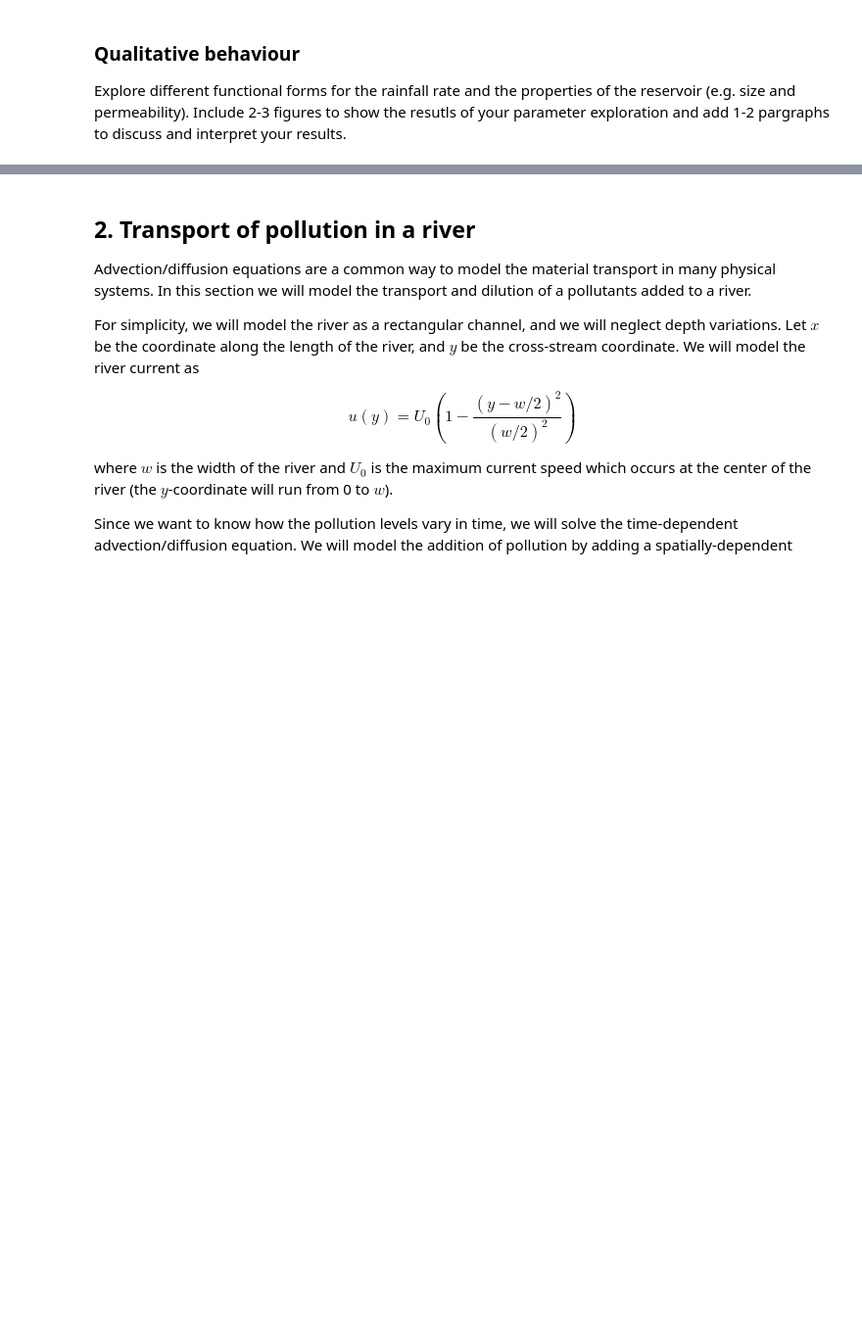
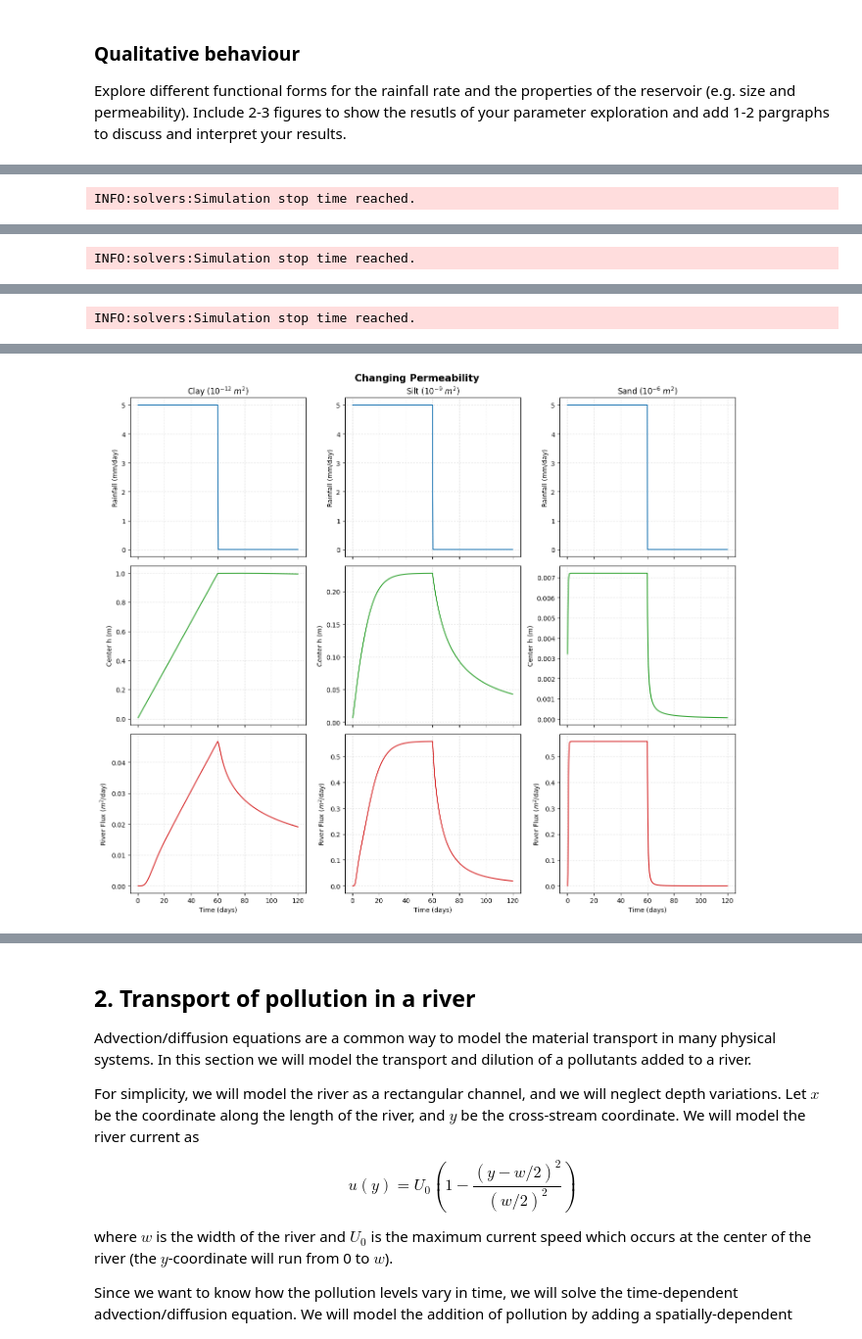
Before and after one commit to barneycevans/QCES, a Jupyter notebook: Project2_transport.ipynb, the cells around one changed output, grey strips where cells are left out. Shown at 98% size. Drawn from its saved outputs; the diff is of its cells as text; code cells hidden in the pictures; blank space fills up the shorter version.

```diff
--- a/Project2_transport.ipynb
+++ b/Project2_transport.ipynb
@@ -316,0 +444,39 @@ Explore different functional forms for the rainfall rate and the properties of t
+# %%
+# 1. Permeability Investigation (k = 1e-12, 1e-9, 1e-6 m^2) - Rain stops at 60 days
+ks = [1e-12, 1e-9, 1e-6]
+k_names = ['Clay ($10^{-12}$ $m^2$)', 'Silt ($10^{-9}$ $m^2$)', 'Sand ($10^{-6}$ $m^2$)']
+results_k = []
+
+for k_val in ks:
+    t_arr, R_arr, hc_arr, QR_arr = run_aquifer_simulation(k_val=k_val, R0_val=5e-3/day, rain_type='constant', L_val=100.0, stop_time=120*day, rain_duration=60*day)
+    results_k.append((t_arr, R_arr, hc_arr, QR_arr))
+
+# Create 3x3 plot for Permeability Investigation
+fig, axes = plt.subplots(3, 3, figsize=(14, 12), sharex='col')
+for col, (name, res) in enumerate(zip(k_names, results_k)):
+    t_days = res[0] / day
+    R_mm = res[1] * 1e3 * day
+    hc = res[2]
+    QR_flux = res[3] * day
+
+    # Row 1: Rainfall Rate
+    axes[0, col].plot(t_days, R_mm, color='tab:blue')
+    axes[0, col].set_title(name, fontsize=12)
+    axes[0, col].set_ylabel('Rainfall (mm/day)')
+    axes[0, col].grid(True, linestyle=':', alpha=0.6)
+
+    # Row 2: Center Aquifer Height
+    axes[1, col].plot(t_days, hc, color='tab:green')
+    axes[1, col].set_ylabel('Center h (m)')
+    axes[1, col].grid(True, linestyle=':', alpha=0.6)
+
+    # Row 3: Flux into River
+    axes[2, col].plot(t_days, QR_flux, color='tab:red')
+    axes[2, col].set_ylabel('River Flux ($m^2$/day)')
+    axes[2, col].set_xlabel('Time (days)')
+    axes[2, col].grid(True, linestyle=':', alpha=0.6)
+
+plt.suptitle('Changing Permeability', fontsize=15, fontweight='bold')
+plt.tight_layout()
+plt.show()
+# %% [output]
@@ -316,0 +485 @@ Explore different functional forms for the rainfall rate and the properties of t
+INFO:solvers:Simulation stop time reached.
@@ -316,0 +489 @@ Explore different functional forms for the rainfall rate and the properties of t
+INFO:solvers:Simulation stop time reached.
@@ -316,0 +493 @@ Explore different functional forms for the rainfall rate and the properties of t
+INFO:solvers:Simulation stop time reached.
@@ -316,0 +495 @@ Explore different functional forms for the rainfall rate and the properties of t
+[figure, added]
```
Also changed, not shown: parts of 30 cells of this notebook.
